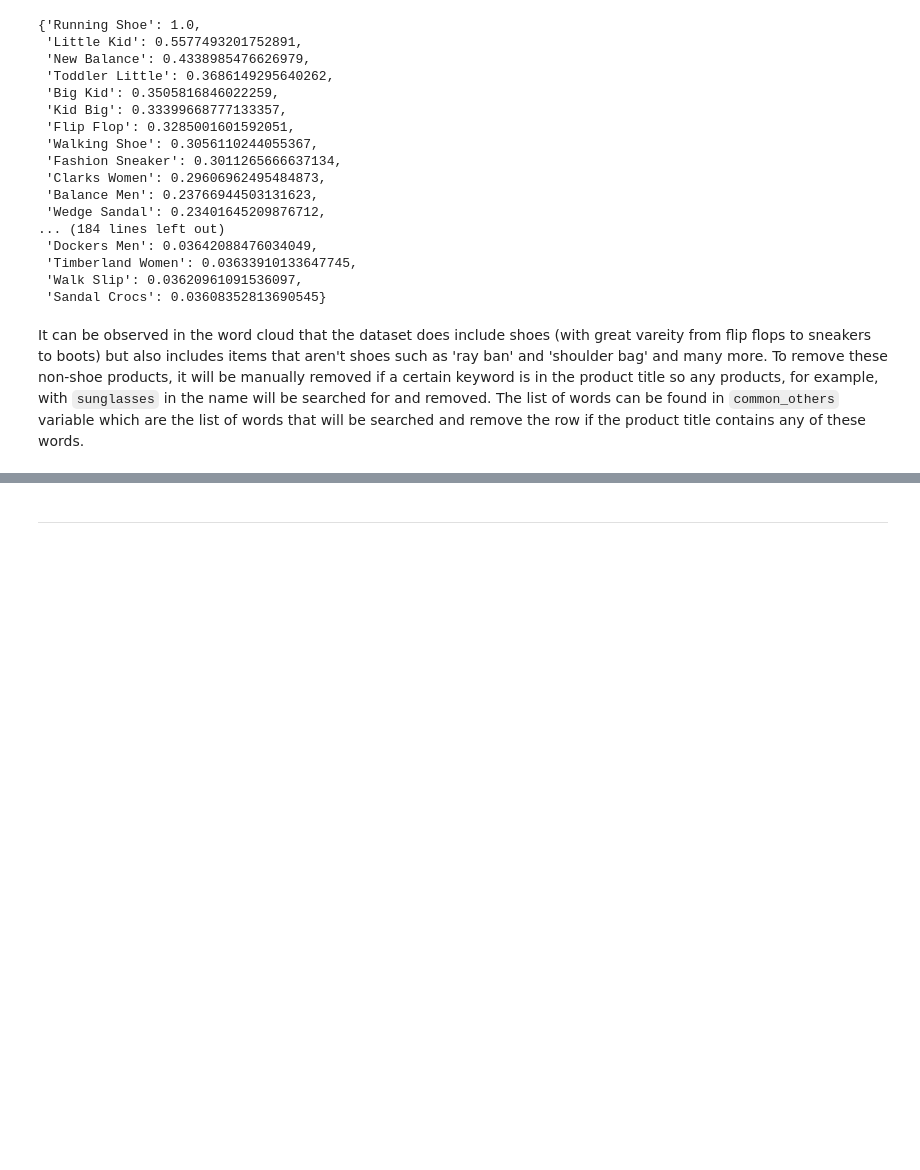
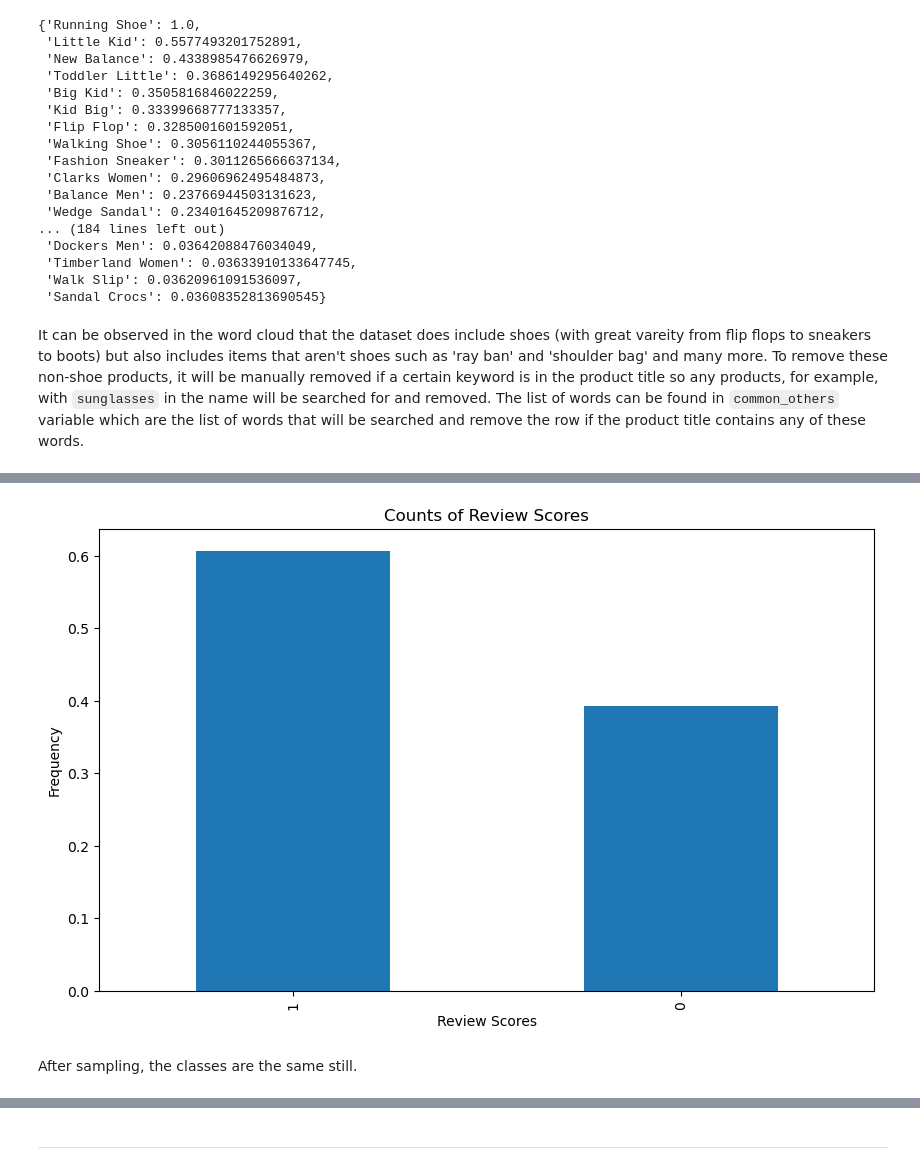
Before and after one commit to b8luong/Amazon-Reviews-Capstone, a Jupyter notebook: Amazon_shoe_reviews.ipynb, the cells around one changed output, grey strips where cells are left out. Cells and saved outputs as stored; diff of their text form; code cells hidden in the pictures; blank space fills up the shorter version.

```diff
--- a/Amazon_shoe_reviews.ipynb
+++ b/Amazon_shoe_reviews.ipynb
@@ -151,0 +870,5 @@ plt.show()
+# %%
+sampled_df = df2.sample(50000, random_state=1).reset_index(drop=True)
+# %%
+sampled_df['verified_purchase'] = np.where(sampled_df['verified_purchase'] == 'Y', 1, 0)
+sampled_df
@@ -151,0 +889,13 @@ plt.show()
+# %%
+sampled_df['review_date'] = sampled_df['review_date'].astype('datetime64')
+# %%
+figure = plt.figure(figsize=(10,6))
+sampled_df['star_rating'].value_counts(normalize=True).plot(kind='bar')
+plt.xlabel('Review Scores')
+plt.ylabel('Frequency')
+plt.title('Counts of Review Scores')
+plt.show()
+# %% [output]
+[figure, added]
+# %% [markdown]
+After sampling, the classes are the same still.
```
Also changed, not shown: parts of 125 cells of this notebook, 1 other file.
